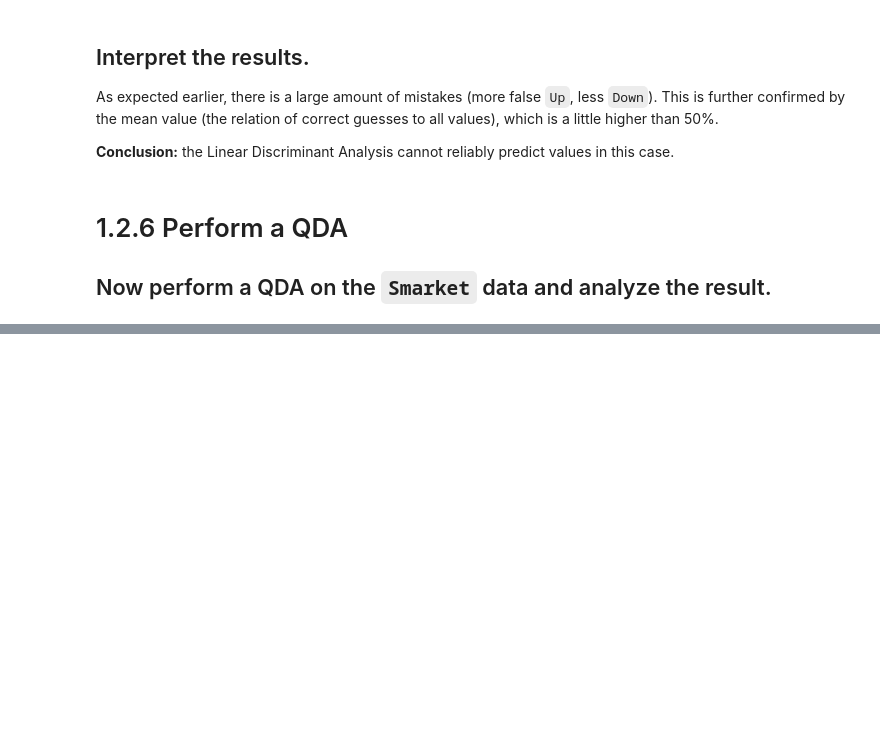
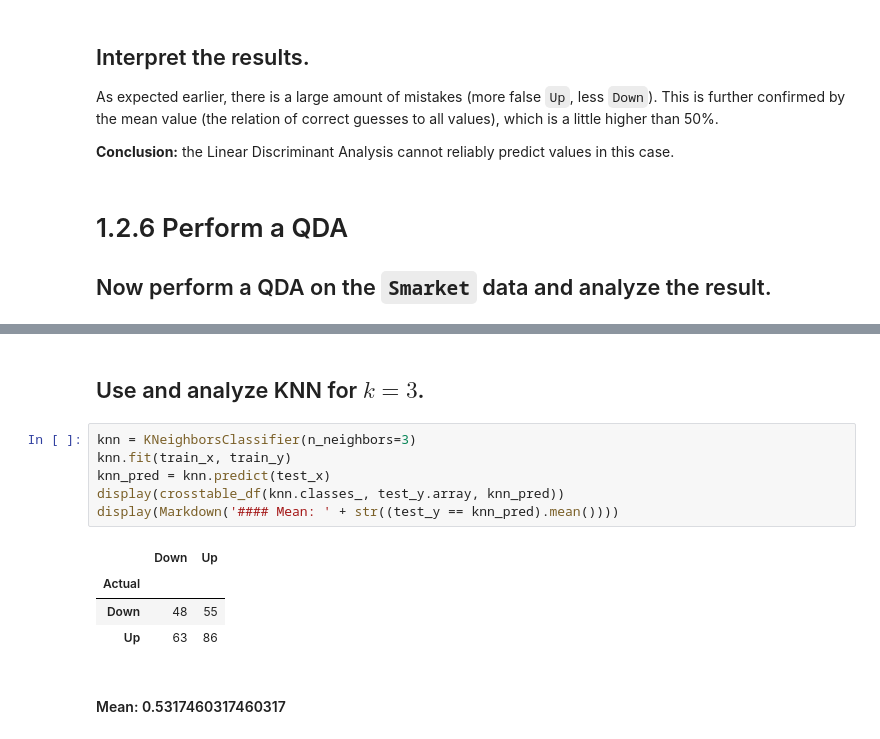
Before and after one commit to shevchenkobn/ml-practice, a Jupyter notebook: a4/a4.ipynb, the cells around one changed output, grey strips where cells are left out. Cells and saved outputs as stored; diff of their text form; blank space fills up the shorter version.

```diff
--- a/a4/a4.ipynb
+++ b/a4/a4.ipynb
@@ -433,0 +515,14 @@ As expected earlier, there is a large amount of mistakes (more false `Up`, less
+# %% [markdown]
+## Use and analyze KNN for $k = 3$.
+# %%
+knn = KNeighborsClassifier(n_neighbors=3)
+knn.fit(train_x, train_y)
+knn_pred = knn.predict(test_x)
+display(crosstable_df(knn.classes_, test_y.array, knn_pred))
+display(Markdown('#### Mean: ' + str((test_y == knn_pred).mean())))
+# %% [output]
+|  | Down | Up |
+| Actual |  |  |
+| Down | 48 | 55 |
+| Up | 63 | 86 |
+#### Mean: 0.5317460317460317
```
Also changed, not shown: parts of 18 cells of this notebook, 3 other files.
